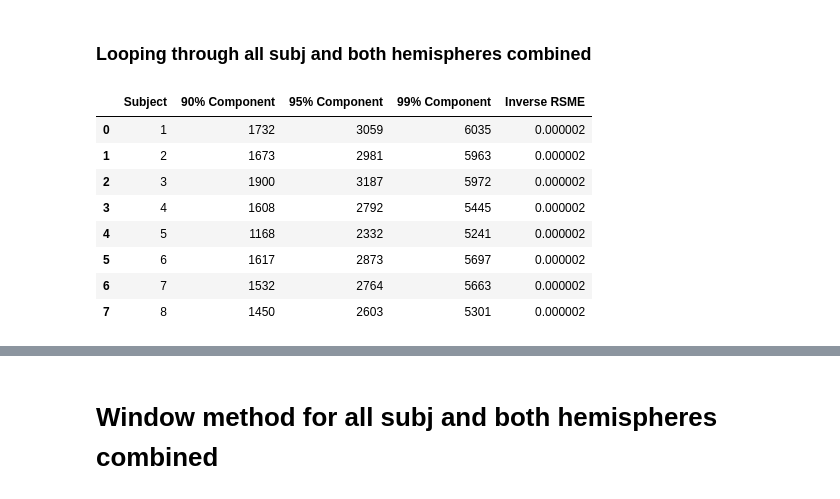
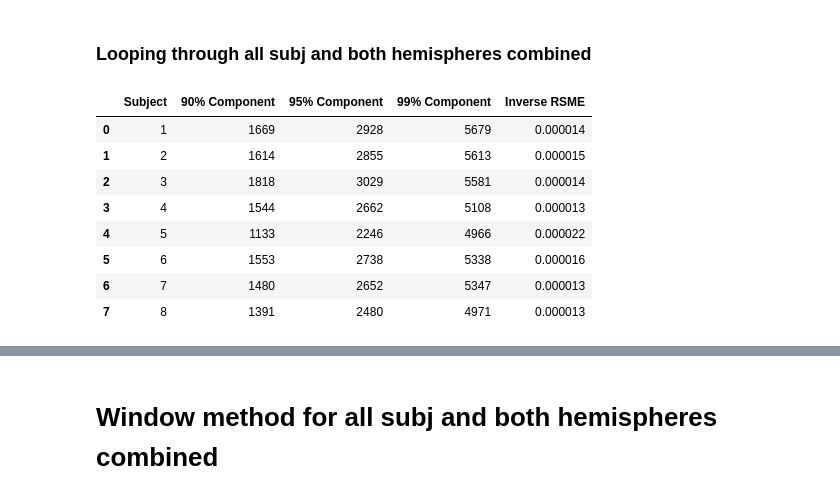
Before and after one commit to RaghavVacher/aml_project_2023, a Jupyter notebook: hand-in/Exploration/PCA_exploration.ipynb, the cells around one changed output, grey strips where cells are left out. Saved outputs shown, nothing was run; the diff lists cells and outputs as text; code cells hidden in the pictures.

```diff
--- a/hand-in/Exploration/PCA_exploration.ipynb
+++ b/hand-in/Exploration/PCA_exploration.ipynb
@@ -33,8 +33,8 @@ for subject in range(1,8+1):
     subj.append(str(subject))
     #load data
     path = '/Users/emilykruger/Documents/GitHub/aml_project_2023/data/training_split/subj0' + str(subject)
-    data_lh = np.load(path + 'training_fmri/lh_training_fmri.npy')
-    data_rh = np.load(path + '/training_fmri/rh_training_fmri.npy')
+    data_lh = np.load(path + '/training_fmri/lh_train_fmri.npy')
+    data_rh = np.load(path + '/training_fmri/rh_train_fmri.npy')
 
     #PCA_rh
     pca_rh = PCA(n_components=data_rh.shape[0])
@@ -105,43 +105,43 @@ subj = []
 for subject in range(1,8+1):
     subj.append(str(subject))
     #load data
     path = '/Users/emilykruger/Documents/GitHub/aml_project_2023/data/training_split/subj0' + str(subject)
-    data_lh = np.load(path + 'training_fmri/lh_training_fmri.npy')
-    data_rh = np.load(path + '/training_fmri/rh_training_fmri.npy')
+    data_lh = np.load(path + '/training_fmri/lh_train_fmri.npy')
+    data_rh = np.load(path + '/training_fmri/rh_train_fmri.npy')
     #concat both hemispheres
     brain = np.concatenate((data_lh, data_rh), axis = 1)
 
     #PCA
     pca_brain = PCA(n_components=brain.shape[0])
     pca_brain.fit(brain)
     brain_transform = pca_brain.transform(brain)
 
     #get the index of the first component with which me can explain 95% of variance
     var_brain = np.cumsum(pca_brain.explained_variance_ratio_)
     comp_90.append(np.where(var_brain >= .90)[0][0])
     comp_95.append(np.where(var_brain >= .95)[0][0])
     comp_99.append(np.where(var_brain >= .99)[0][0])
 
     #calculate MSE on inversed data
     inversed_brain = pca_brain.inverse_transform(brain_transform)
     rmse.append(np.sqrt(((brain-inversed_brain)**2).mean()))
 
 #store results in a df
 PCA_results_combined = pd.DataFrame({'Subject': subj, '90% Component': comp_90,'95% Component': comp_95,
                            '99% Component': comp_99,'Inverse RSME': rmse})
 
 #print results
 PCA_results_combined
 # %% [output]
 |  | Subject | 90% Component | 95% Component | 99% Component | Inverse RSME |
-| 0 | 1 | 1732 | 3059 | 6035 | 0.000002 |
-| 1 | 2 | 1673 | 2981 | 5963 | 0.000002 |
-| 2 | 3 | 1900 | 3187 | 5972 | 0.000002 |
-| 3 | 4 | 1608 | 2792 | 5445 | 0.000002 |
-| 4 | 5 | 1168 | 2332 | 5241 | 0.000002 |
-| 5 | 6 | 1617 | 2873 | 5697 | 0.000002 |
-| 6 | 7 | 1532 | 2764 | 5663 | 0.000002 |
-| 7 | 8 | 1450 | 2603 | 5301 | 0.000002 |
+| 0 | 1 | 1669 | 2928 | 5679 | 0.000014 |
+| 1 | 2 | 1614 | 2855 | 5613 | 0.000015 |
+| 2 | 3 | 1818 | 3029 | 5581 | 0.000014 |
+| 3 | 4 | 1544 | 2662 | 5108 | 0.000013 |
+| 4 | 5 | 1133 | 2246 | 4966 | 0.000022 |
+| 5 | 6 | 1553 | 2738 | 5338 | 0.000016 |
+| 6 | 7 | 1480 | 2652 | 5347 | 0.000013 |
+| 7 | 8 | 1391 | 2480 | 4971 | 0.000013 |
 # %%
 print(f'Number of Components for 90%: {max(comp_90)}\n',
     f'Number of Components for 95%: {max(comp_95)}\n',
```
Also changed, not shown: parts of 8 cells of this notebook.
